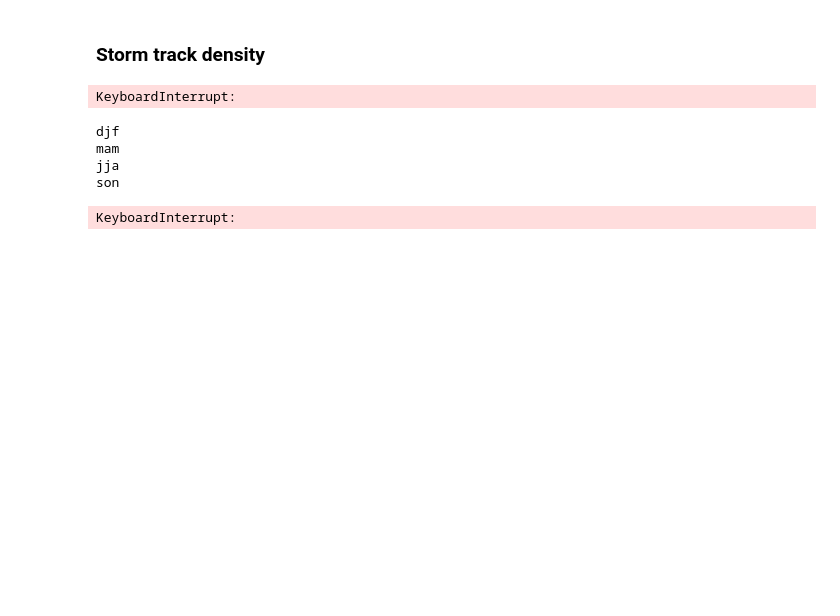
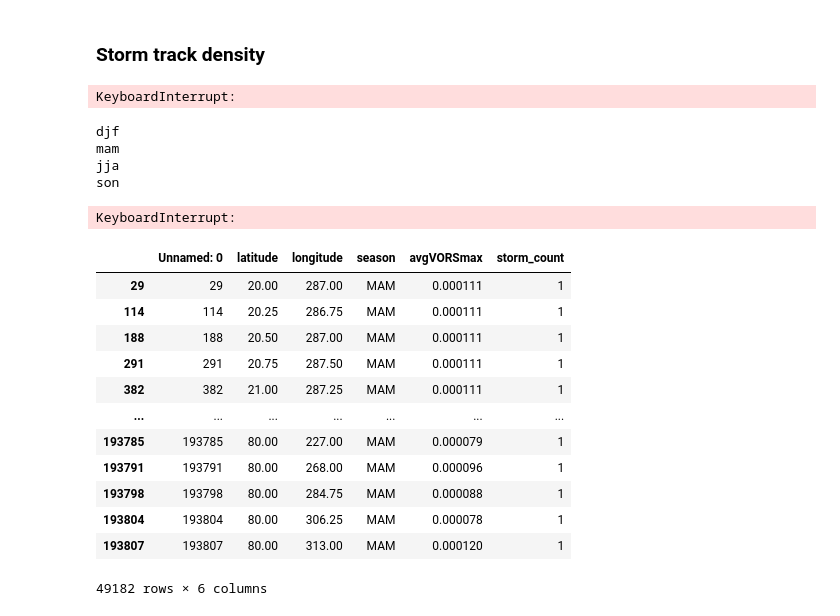
Before and after one commit to maxinecloutierg/ERA5_Storm_Track, a Jupyter notebook: jupyter/etc_density.ipynb, the cells around one changed output. Drawn from its saved outputs; the diff is of its cells as text; code cells hidden in the pictures; blank space fills up the shorter version.

```diff
--- a/jupyter/etc_density.ipynb
+++ b/jupyter/etc_density.ipynb
@@ -175,3 +175,24 @@ df_density = pd.DataFrame(data = son_density)
 df.density_to.csv('/pampa/cloutier/test_son_density.csv')
 # %% [output]
 KeyboardInterrupt:
+# %%
+df = pd.read_csv('/pampa/cloutier/density.csv')
+#mam = df.loc[(df.season == 'MAM') & (df.latitude < 50) & (df.longitude < 250)]
+# %%
+mam = df.loc[df.season == 'MAM']
+# %%
+mam
+# %% [output]
+|  | Unnamed: 0 | latitude | longitude | season | avgVORSmax | storm_count |
+| 29 | 29 | 20.00 | 287.00 | MAM | 0.000111 | 1 |
+| 114 | 114 | 20.25 | 286.75 | MAM | 0.000111 | 1 |
+| 188 | 188 | 20.50 | 287.00 | MAM | 0.000111 | 1 |
+| 291 | 291 | 20.75 | 287.50 | MAM | 0.000111 | 1 |
+| 382 | 382 | 21.00 | 287.25 | MAM | 0.000111 | 1 |
+| ... | ... | ... | ... | ... | ... | ... |
+| 193785 | 193785 | 80.00 | 227.00 | MAM | 0.000079 | 1 |
+| 193791 | 193791 | 80.00 | 268.00 | MAM | 0.000096 | 1 |
+| 193798 | 193798 | 80.00 | 284.75 | MAM | 0.000088 | 1 |
+| 193804 | 193804 | 80.00 | 306.25 | MAM | 0.000078 | 1 |
+| 193807 | 193807 | 80.00 | 313.00 | MAM | 0.000120 | 1 |
+49182 rows × 6 columns
```
Also changed, not shown: parts of 6 cells of this notebook, 5 other files.
